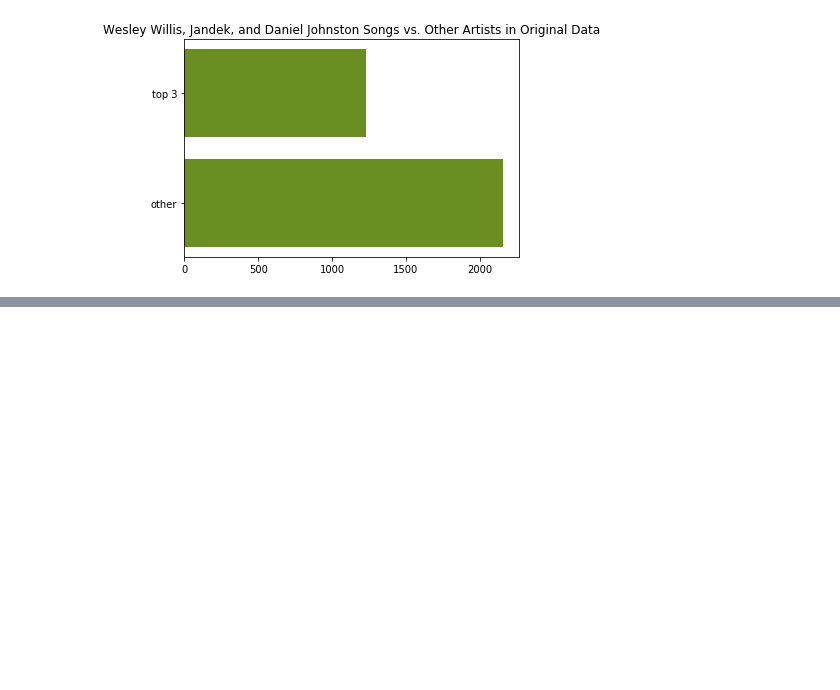
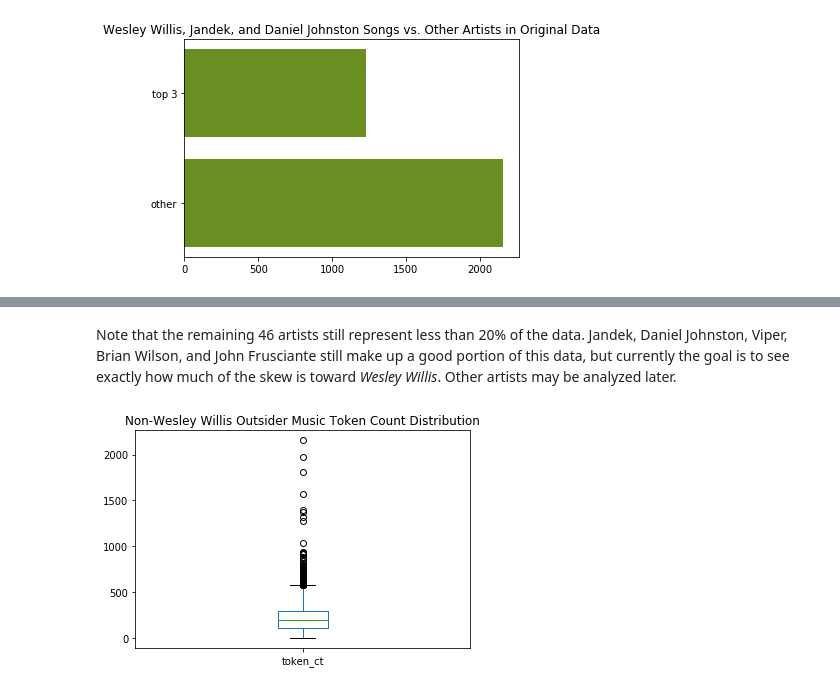
Before and after one commit to Data-Science-for-Linguists-2022/Outsider-Music-Linguistic-Analysis, a Jupyter notebook: scripts_&_analysis/3_data_cleaning_and_exploration.ipynb, the cells around one changed output, grey strips where cells are left out. Saved outputs shown, nothing was run; the diff lists cells and outputs as text; code cells hidden in the pictures; blank space fills up the shorter version.

```diff
--- a/scripts_&_analysis/3_data_cleaning_and_exploration.ipynb
+++ b/scripts_&_analysis/3_data_cleaning_and_exploration.ipynb
@@ -1307,0 +1384,7 @@ plt.show()
+# %% [markdown]
+Note that the remaining 46 artists still represent less than 20% of the data.  Jandek, Daniel Johnston, Viper, Brian Wilson, and John Frusciante still make up a good portion of this data, but currently the goal is to see exactly how much of the skew is toward *Wesley Willis*.  Other artists may be analyzed later.
+# %%
+otherout.token_ct.plot(kind = "box", rot=0, title = "Non-Wesley Willis Outsider Music Token Count Distribution")
+plt.savefig('../images/otherout_token_count_dist.png')
+# %% [output]
+[figure, added]
```
Also changed, not shown: parts of 49 cells of this notebook.
